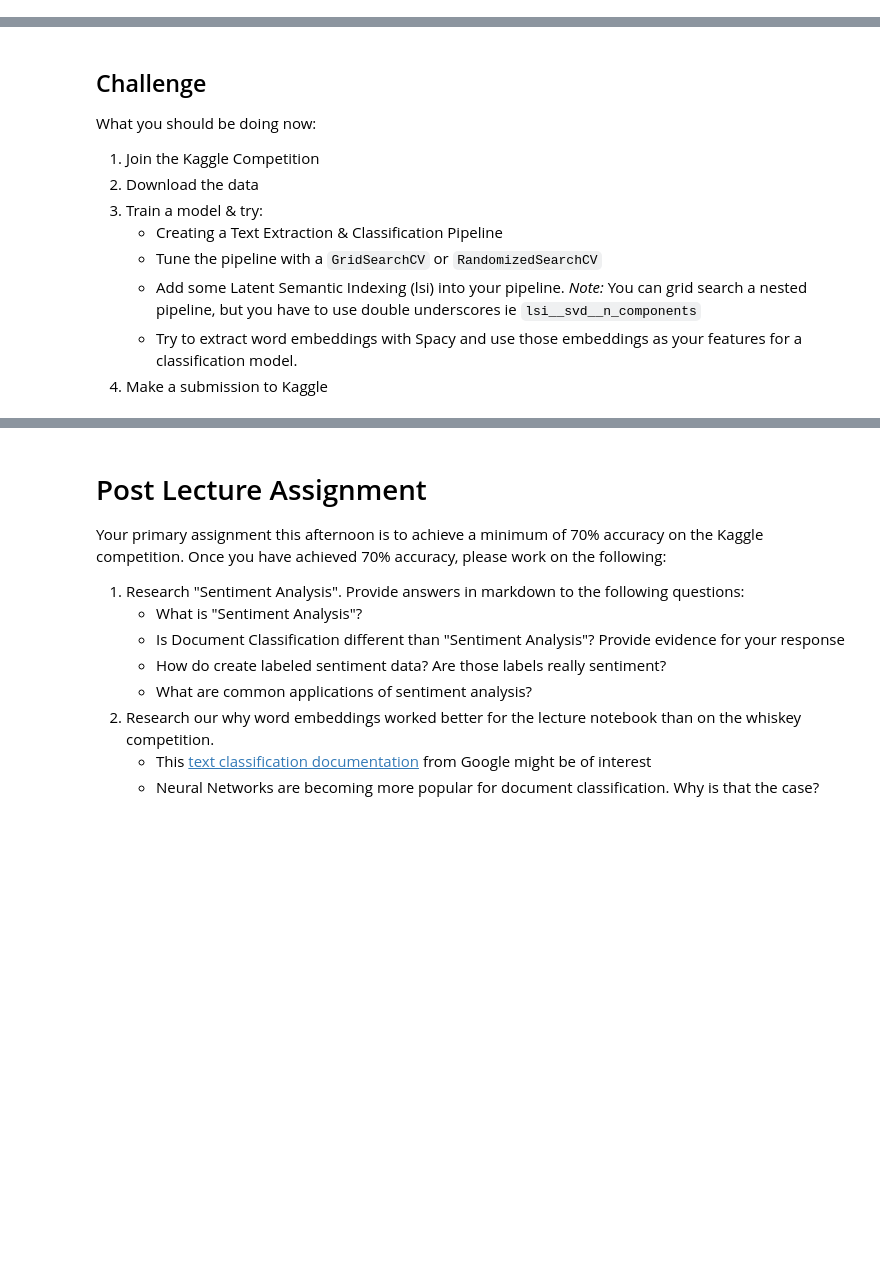
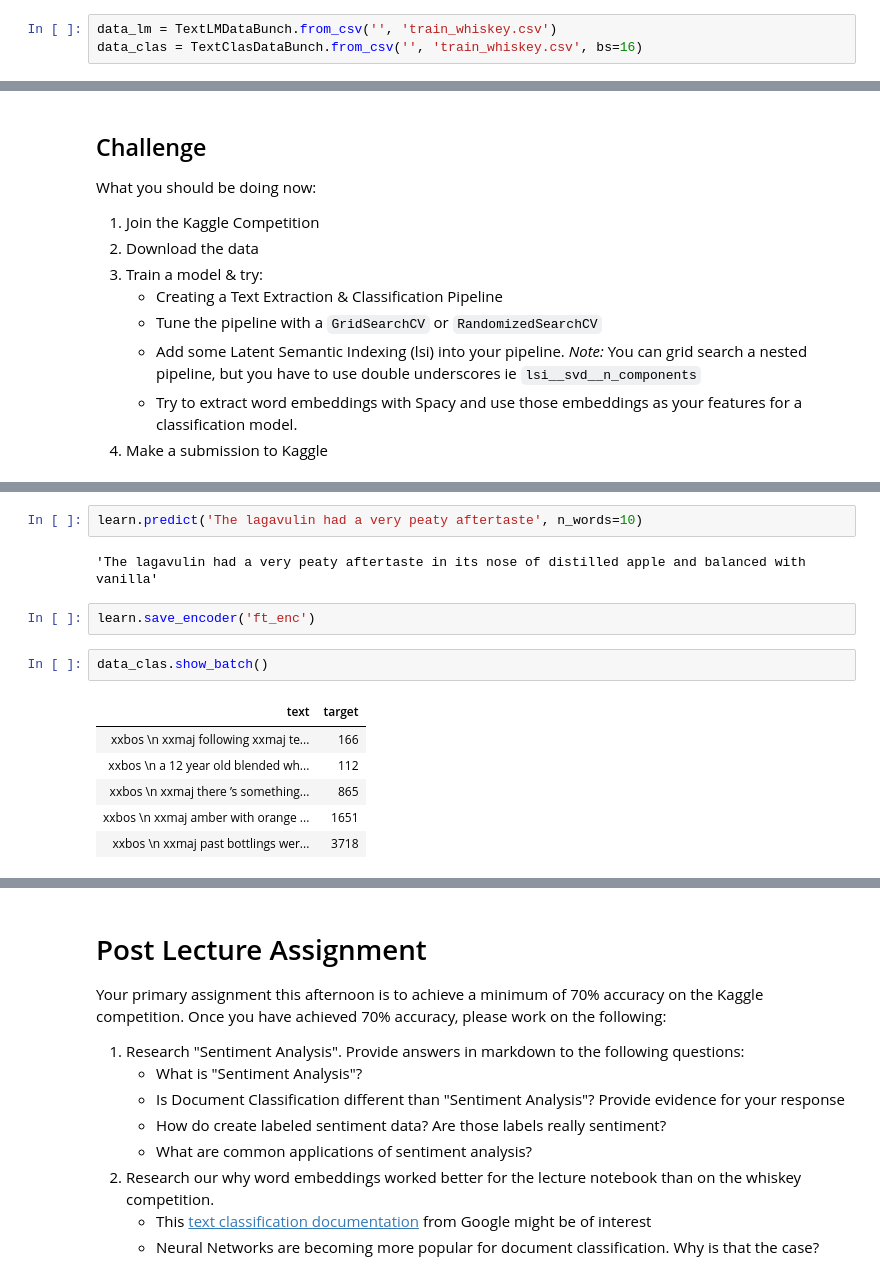
Before and after one commit to oferbaharav/DS-Unit-4-Sprint-1-NLP, a Jupyter notebook: module3-document-classification/LS_DSPT3_413_Document_Classification_Assignment.ipynb, the cells around one changed output, grey strips where cells are left out. Saved outputs shown, nothing was run; the diff lists cells and outputs as text; blank space fills up the shorter version.

```diff
--- a/module3-document-classification/LS_DSPT3_413_Document_Classification_Assignment.ipynb
+++ b/module3-document-classification/LS_DSPT3_413_Document_Classification_Assignment.ipynb
@@ -403,0 +427,3 @@ subNumber += 1
+# %%
+data_lm = TextLMDataBunch.from_csv('', 'train_whiskey.csv')
+data_clas = TextClasDataBunch.from_csv('', 'train_whiskey.csv', bs=16)
@@ -415,0 +456,15 @@ What you should be doing now:
+# %%
+learn.predict('The lagavulin had a very peaty aftertaste', n_words=10)
+# %% [output]
+'The lagavulin had a very peaty aftertaste in its nose of distilled apple and balanced with vanilla'
+# %%
+learn.save_encoder('ft_enc')
+# %%
+data_clas.show_batch()
+# %% [output]
+| text | target |
+| xxbos \n xxmaj following xxmaj te... | 166 |
+| xxbos \n a 12 year old blended wh... | 112 |
+| xxbos \n xxmaj there ’s something... | 865 |
+| xxbos \n xxmaj amber with orange ... | 1651 |
+| xxbos \n xxmaj past bottlings wer... | 3718 |
```
Also changed, not shown: parts of 36 cells of this notebook, 2 other files.
